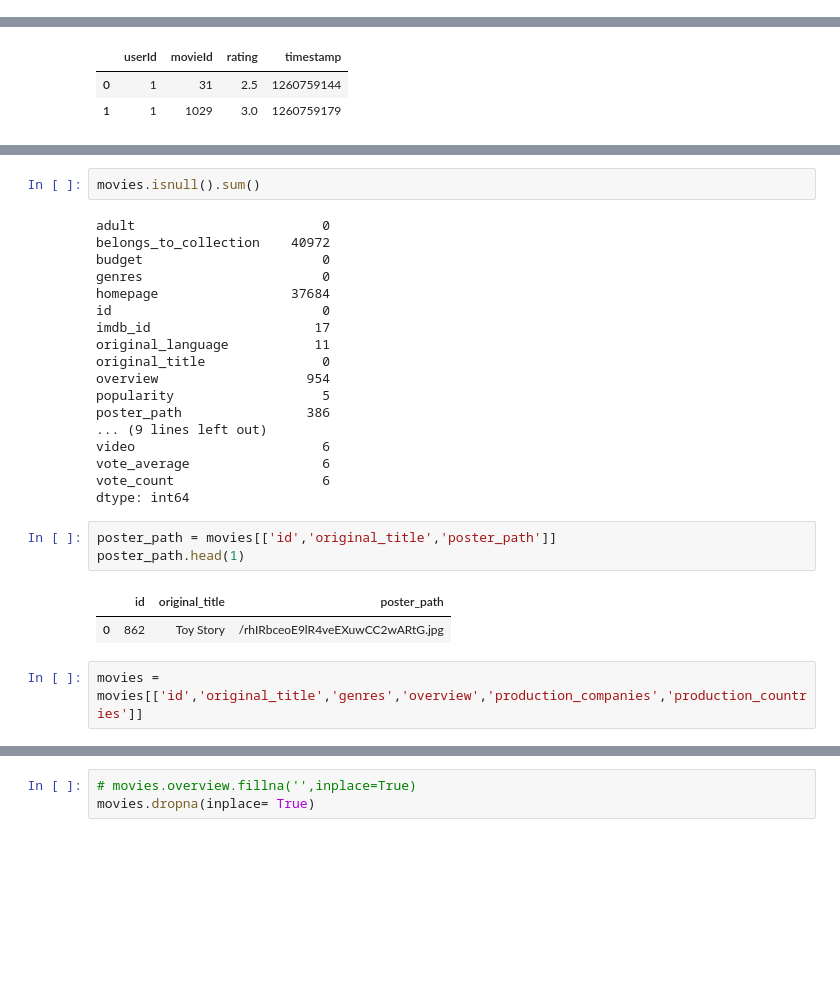
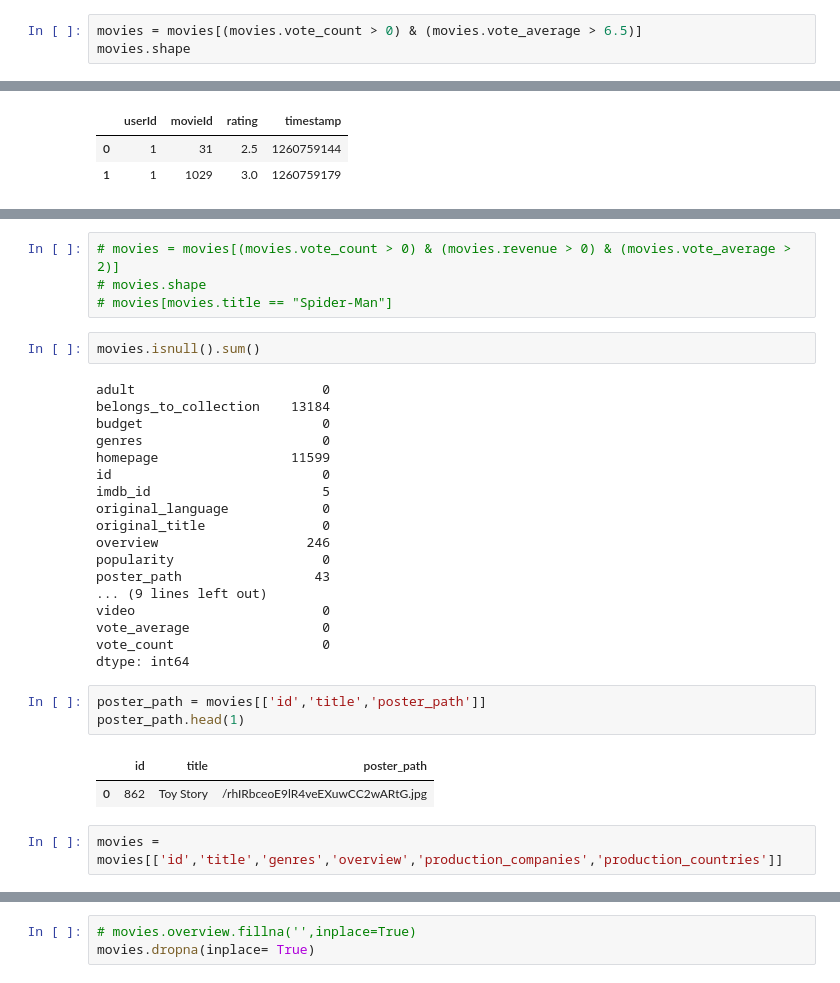
Before and after one commit to bmtthan/Movie-Recommender, a Jupyter notebook: Content based - MovieRecommender.ipynb, the cells around one changed output, grey strips where cells are left out. Cells and saved outputs as stored; diff of their text form; blank space fills up the shorter version.

```diff
--- a/Content based - MovieRecommender.ipynb
+++ b/Content based - MovieRecommender.ipynb
@@ -24,3 +24,6 @@ movies = pd.read_csv(path + '/movies_metadata.csv')
 credits = pd.read_csv(path + '/credits.csv')
 keywords = pd.read_csv(path + '/keywords.csv')
 ratings = pd.read_csv(path + '/ratings_small.csv')
+# %%
+movies = movies[(movies.vote_count > 0) & (movies.vote_average > 6.5)]
+movies.shape
@@ -64,31 +77,35 @@ ratings['rating'].max()
+# %%
+# movies = movies[(movies.vote_count > 0) & (movies.revenue > 0) & (movies.vote_average > 2)]
+# movies.shape
+# movies[movies.title == "Spider-Man"]
 # %%
 movies.isnull().sum()
 # %% [output]
 adult                        0
-belongs_to_collection    40972
+belongs_to_collection    13184
 budget                       0
 genres                       0
-homepage                 37684
+homepage                 11599
 id                           0
-imdb_id                     17
-original_language           11
+imdb_id                      5
+original_language            0
 original_title               0
-overview                   954
-popularity                   5
-poster_path                386
+overview                   246
+popularity                   0
+poster_path                 43
 ... (9 lines left out)
-video                        6
-vote_average                 6
-vote_count                   6
+video                        0
+vote_average                 0
+vote_count                   0
 dtype: int64
 # %%
-poster_path = movies[['id','original_title','poster_path']]
+poster_path = movies[['id','title','poster_path']]
 poster_path.head(1)
 # %% [output]
-|  | id | original_title | poster_path |
+|  | id | title | poster_path |
 | 0 | 862 | Toy Story | /rhIRbceoE9lR4veEXuwCC2wARtG.jpg |
 # %%
-movies = movies[['id','original_title','genres','overview','production_companies','production_countries']]
+movies = movies[['id','title','genres','overview','production_companies','production_countries']]
 # %%
 movies.head(1)
 # %% [output]
```
Also changed, not shown: parts of 27 cells of this notebook.
